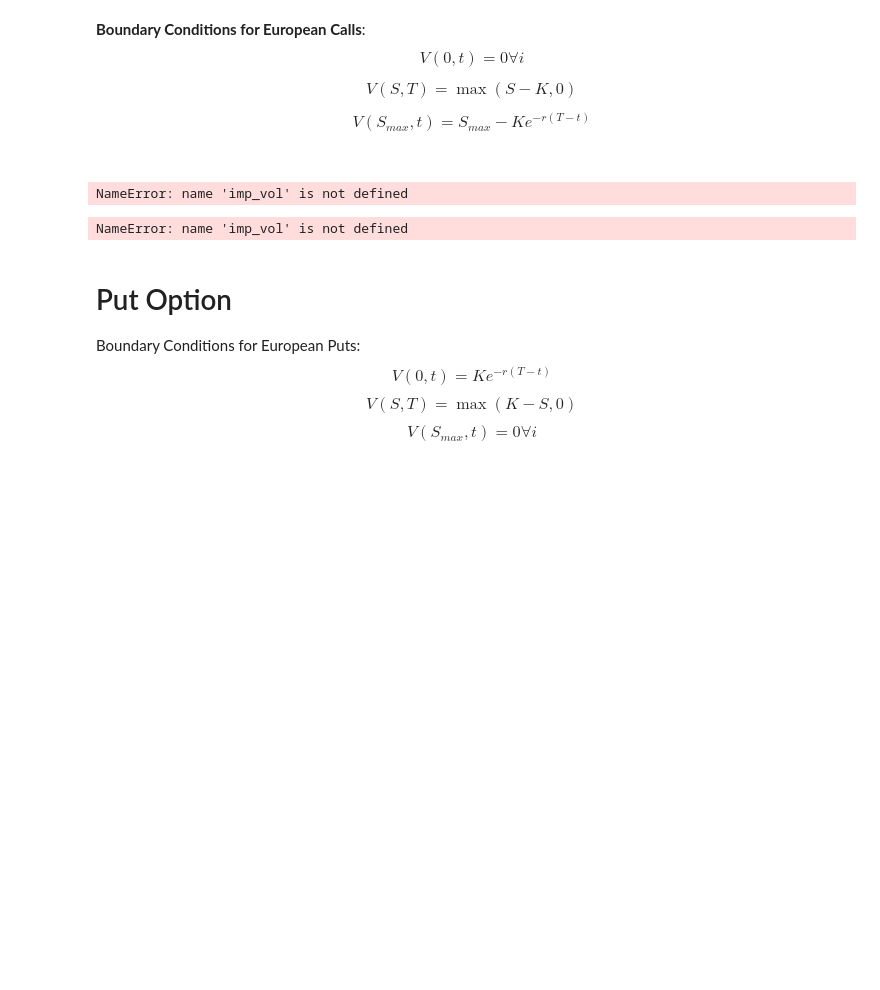
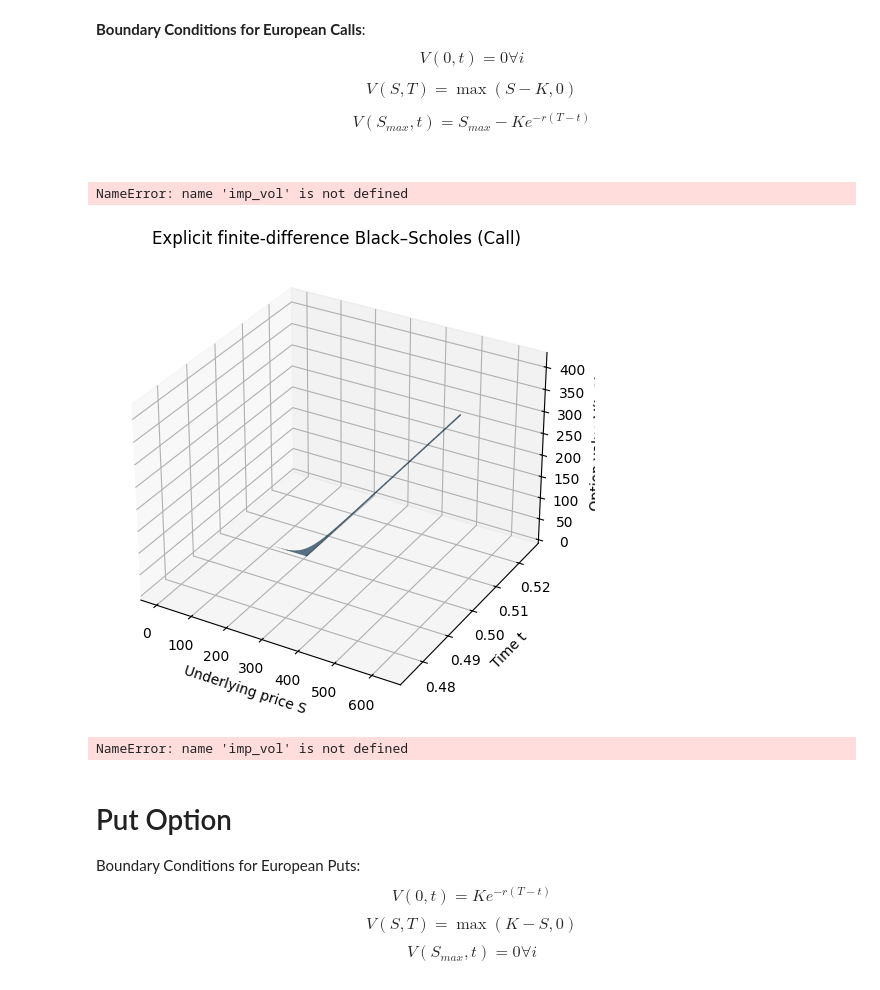
Before and after one commit to syalc1234/finalYearProject, a Jupyter notebook: BSE_Explicit_CN.ipynb, the cells around one changed output. Saved outputs shown, nothing was run; the diff lists cells and outputs as text; code cells hidden in the pictures; blank space fills up the shorter version.

```diff
--- a/BSE_Explicit_CN.ipynb
+++ b/BSE_Explicit_CN.ipynb
@@ -189,6 +189,18 @@ def plot_bse(Grid, T, S):
   ax.set_title("Explicit finite-difference Black–Scholes (Call)")
 
   plt.show()
+# %%
+close = 200
+strike_K  = 210
+time_to_exp  = 0.5
+sigma = 0.30
+risk_free_rate = 0.0375
+
+N = 50000
+Grid, t,S, time_taken = bse_exp_call(sigma, risk_free_rate, time_to_exp, strike_K, 50000, 0.75, close)
+plot_bse(Grid, 0.5, S)
+# %% [output]
+[figure, added]
 # %%
 risk_free_rate, time_to_exp, strike_K, close = get_contract_information("AAPL260109C00267500")
 # %% [output]
```
Also changed, not shown: parts of 3 cells of this notebook, 11 other files.
